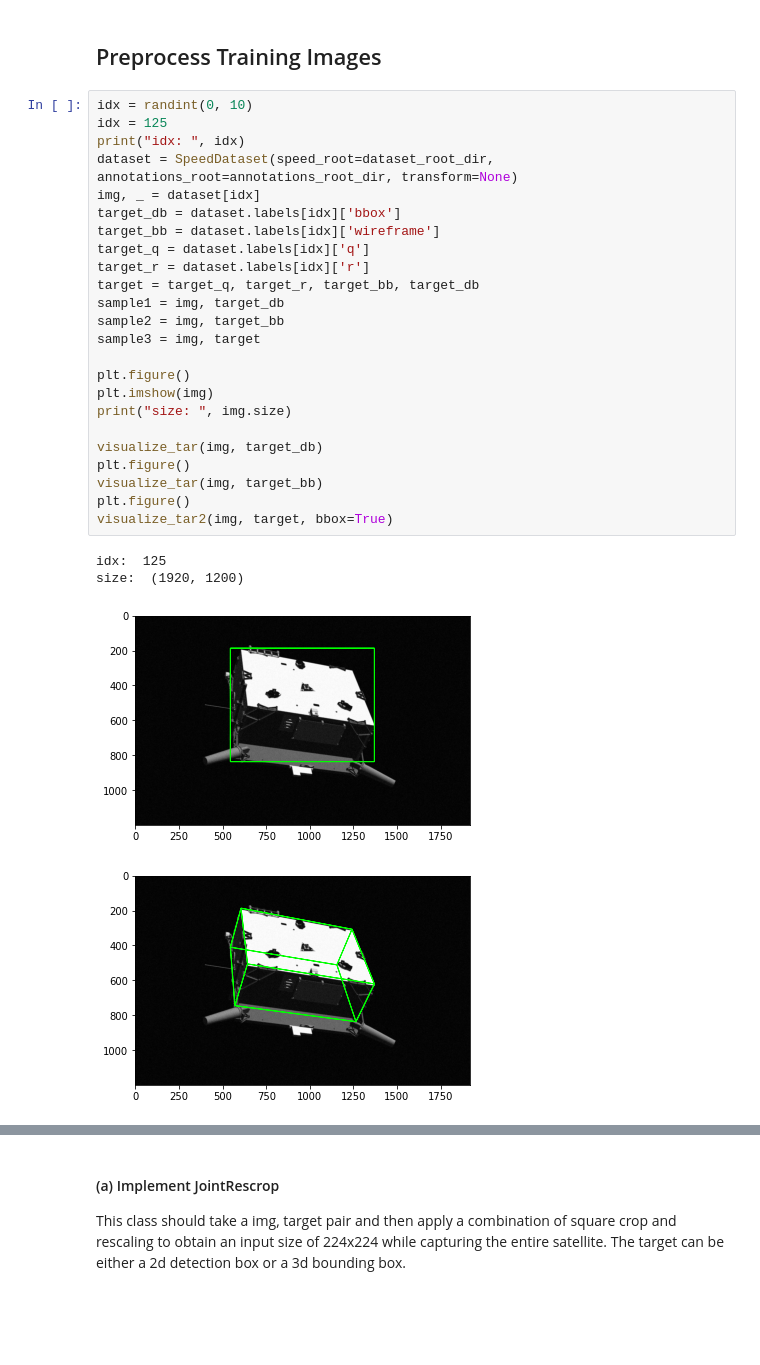
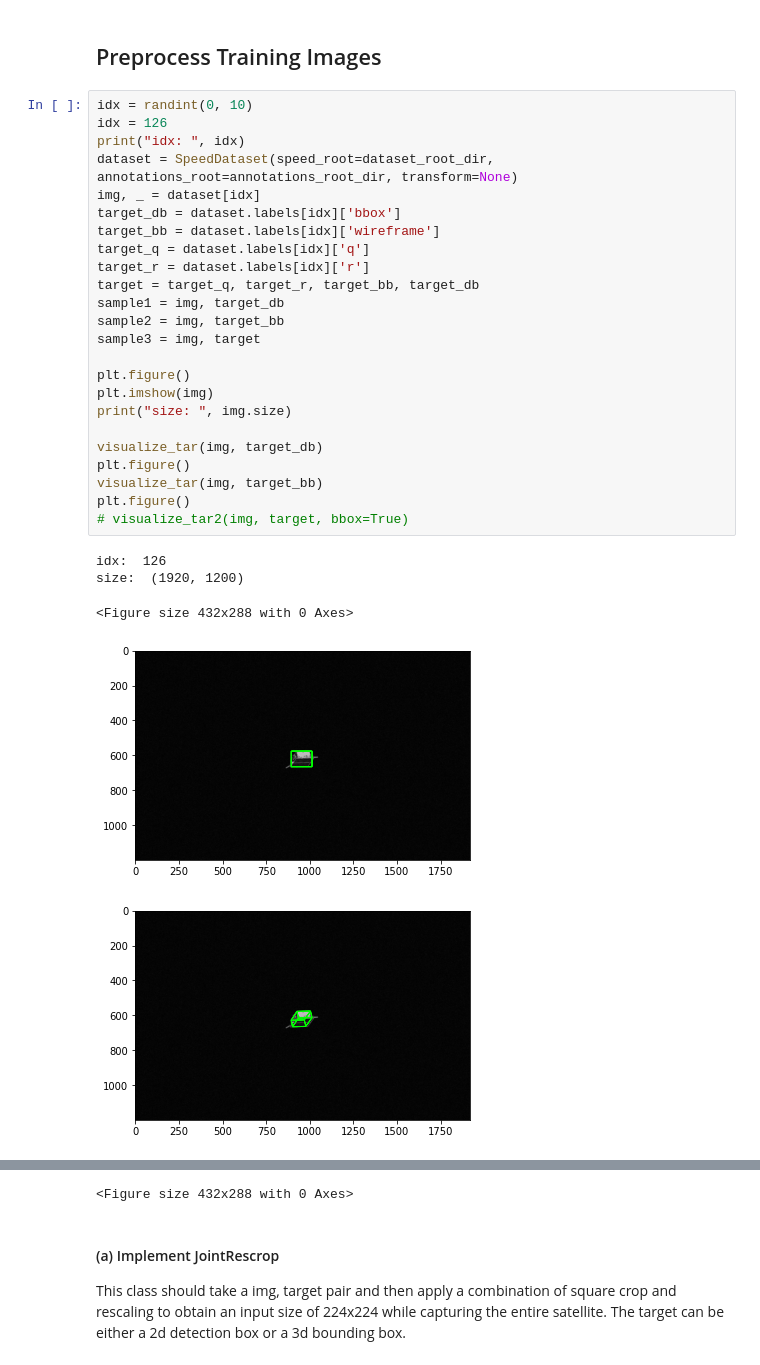
Before and after one commit to jazzalin/spacecraft-pose-estimation, a Jupyter notebook: model/data_augmentation.ipynb, the cells around one changed output, grey strips where cells are left out. Cells and saved outputs as stored; diff of their text form; blank space fills up the shorter version.

```diff
--- a/model/data_augmentation.ipynb
+++ b/model/data_augmentation.ipynb
@@ -29,30 +29,31 @@ annotations_root_dir = '../annotations'
 ## Preprocess Training Images
 # %%
 idx = randint(0, 10)
-idx = 125
+idx = 126
 print("idx: ", idx)
 dataset = SpeedDataset(speed_root=dataset_root_dir, annotations_root=annotations_root_dir, transform=None)
 img, _ = dataset[idx]
 target_db = dataset.labels[idx]['bbox']
 target_bb = dataset.labels[idx]['wireframe']
 target_q = dataset.labels[idx]['q']
 target_r = dataset.labels[idx]['r']
 target = target_q, target_r, target_bb, target_db
 sample1 = img, target_db
 sample2 = img, target_bb
 sample3 = img, target
 
 plt.figure()
 plt.imshow(img)
 print("size: ", img.size)
 
 visualize_tar(img, target_db)
 plt.figure()
 visualize_tar(img, target_bb)
 plt.figure()
-visualize_tar2(img, target, bbox=True)
+# visualize_tar2(img, target, bbox=True)
 # %% [output]
-idx:  125
+idx:  126
 size:  (1920, 1200)
+<Figure size 432x288 with 0 Axes>
-[figure, old version]
+[figure, new version]
-[figure, old version]
+[figure, new version]
@@ -60,3 +60,4 @@ size:  (1920, 1200)
+<Figure size 432x288 with 0 Axes>
 # %% [markdown]
 #### (a) Implement JointRescrop
 
```
Also changed, not shown: parts of 6 cells of this notebook, 3 other files.
